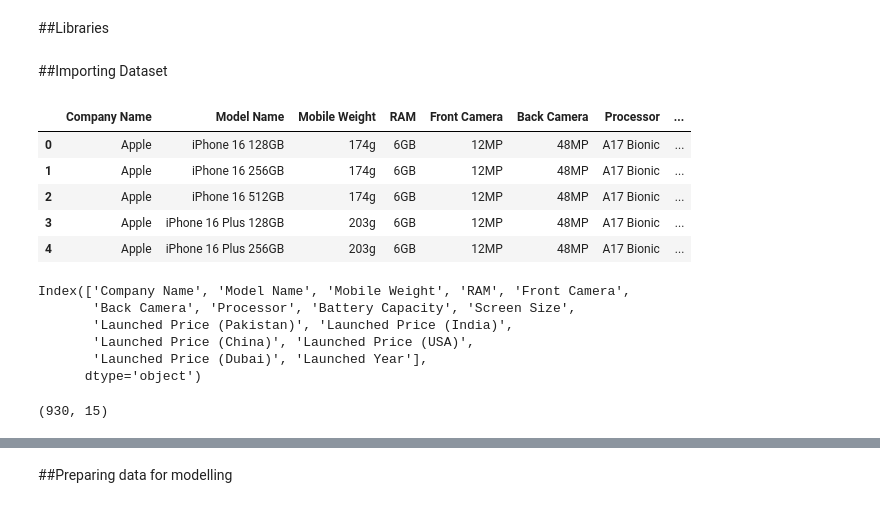
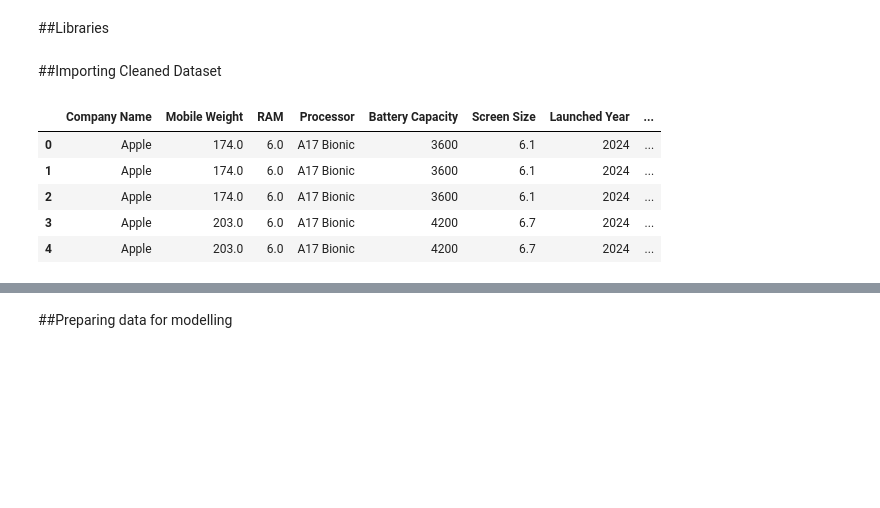
Before and after one commit to Intelligent-QuestionMark/Mobile-Device-Price-Prediction, a Jupyter notebook: Random Forests/Mobiles_Dataset_(2025).ipynb, the cells around one changed output, grey strips where cells are left out. Saved outputs shown, nothing was run; the diff lists cells and outputs as text; code cells hidden in the pictures; blank space fills up the shorter version.

```diff
--- a/Random Forests/Mobiles_Dataset_(2025).ipynb
+++ b/Random Forests/Mobiles_Dataset_(2025).ipynb
@@ -42,28 +42,15 @@ from sklearn.model_selection import GridSearchCV
 import matplotlib.pyplot as plt
 import seaborn as sns
 # %% [markdown]
-##Importing Dataset
+##Importing Cleaned Dataset
 # %%
-data = pd.read_csv("Mobiles Dataset (2025).csv", encoding = "latin-1")
+cleaned = pd.read_csv("Cleaned Mobiles Dataset (2025).csv", encoding = "latin-1")
 
-data.head()
+cleaned.head()
 # %% [output]
-|  | Company Name | Model Name | Mobile Weight | RAM | Front Camera | Back Camera | Processor | ... |
-| 0 | Apple | iPhone 16 128GB | 174g | 6GB | 12MP | 48MP | A17 Bionic | ... |
-| 1 | Apple | iPhone 16 256GB | 174g | 6GB | 12MP | 48MP | A17 Bionic | ... |
-| 2 | Apple | iPhone 16 512GB | 174g | 6GB | 12MP | 48MP | A17 Bionic | ... |
-| 3 | Apple | iPhone 16 Plus 128GB | 203g | 6GB | 12MP | 48MP | A17 Bionic | ... |
-| 4 | Apple | iPhone 16 Plus 256GB | 203g | 6GB | 12MP | 48MP | A17 Bionic | ... |
+|  | Company Name | Mobile Weight | RAM | Processor | Battery Capacity | Screen Size | Launched Year | ... |
+| 0 | Apple | 174.0 | 6.0 | A17 Bionic | 3600 | 6.1 | 2024 | ... |
+| 1 | Apple | 174.0 | 6.0 | A17 Bionic | 3600 | 6.1 | 2024 | ... |
+| 2 | Apple | 174.0 | 6.0 | A17 Bionic | 3600 | 6.1 | 2024 | ... |
+| 3 | Apple | 203.0 | 6.0 | A17 Bionic | 4200 | 6.7 | 2024 | ... |
+| 4 | Apple | 203.0 | 6.0 | A17 Bionic | 4200 | 6.7 | 2024 | ... |
-# %%
-data.columns
-# %% [output]
-Index(['Company Name', 'Model Name', 'Mobile Weight', 'RAM', 'Front Camera',
-       'Back Camera', 'Processor', 'Battery Capacity', 'Screen Size',
-       'Launched Price (Pakistan)', 'Launched Price (India)',
-       'Launched Price (China)', 'Launched Price (USA)',
-       'Launched Price (Dubai)', 'Launched Year'],
-      dtype='object')
-# %%
-data.shape
-# %% [output]
-(930, 15)
```
Also changed, not shown: parts of 102 cells of this notebook, 2 other files.
